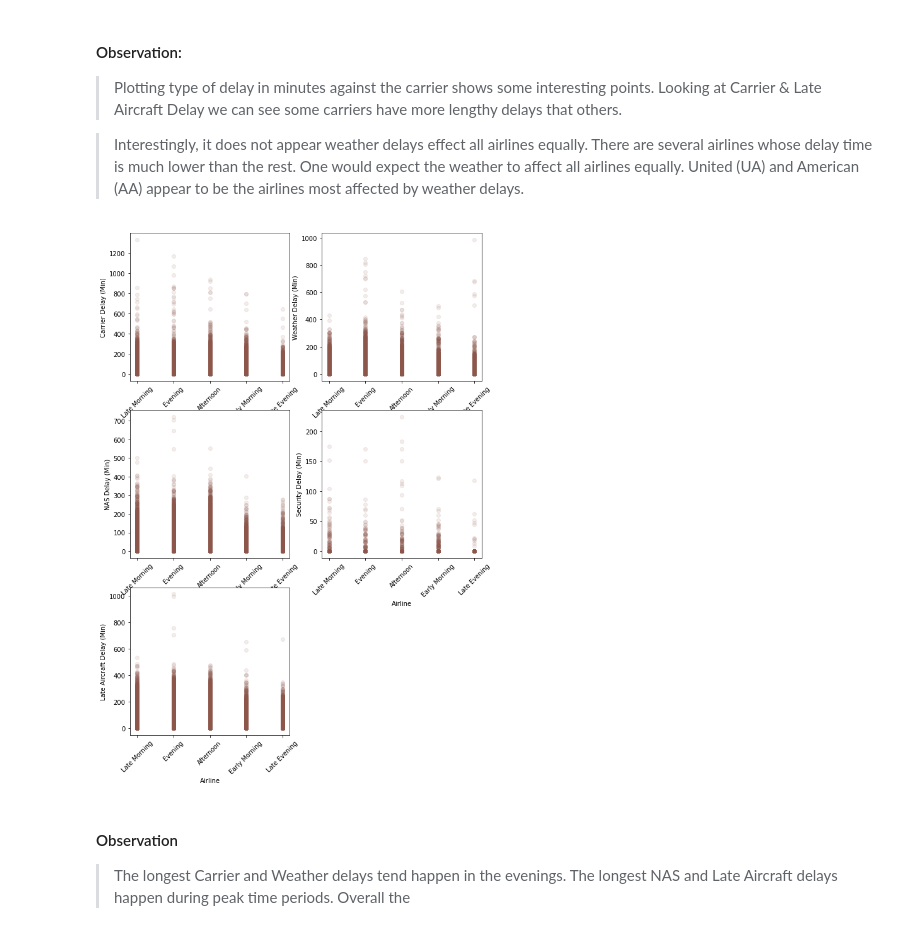
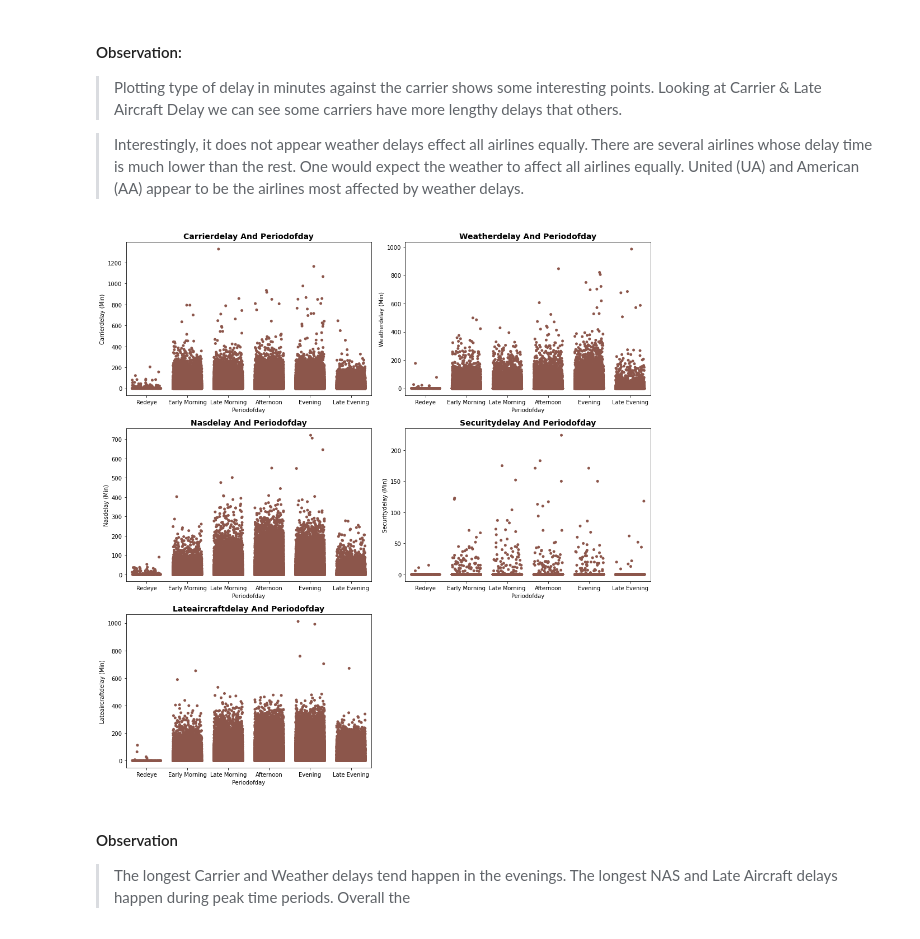
Before and after one commit to frizzleplasty/Communicate_Data_Findings, a Jupyter notebook: flight_data_exploration.ipynb, the cells around one changed output. Cells and saved outputs as stored; diff of their text form; code cells hidden in the pictures.

```diff
--- a/flight_data_exploration.ipynb
+++ b/flight_data_exploration.ipynb
@@ -606,49 +562,22 @@ plt.show();
 > Plotting type of delay in minutes against the carrier shows some interesting points.  Looking at Carrier & Late Aircraft Delay we can see some carriers have more lengthy delays that others.
 
 > Interestingly, it does not appear weather delays effect all airlines equally.  There are several airlines whose delay time is much lower than the rest.  One would expect the weather to affect all airlines equally. United (UA) and American (AA) appear to be the airlines most affected by weather delays.
-# %%
-base_color = sb.color_palette()[5]
-
-# since there's only three subplots to create, using the full data should be fine.
-plt.figure(figsize = [10, 25])
-#, category_orders = ['Early Morning', 'Late Morning', 'Afternoon', 'Evening', 'Late Evening']
-
-# subplot 1: color vs cut
-plt.subplot(5, 2, 1)
-plt.scatter(data = df_flights_delayed, x = 'PeriodOfDay', y = 'CarrierDelay', alpha = 1/10, color=base_color)
-plt.xlabel('Airline')
-plt.ylabel('Carrier Delay (Min)')
-plt.xticks(rotation=45)
-
-# subplot 2: clarity vs. cut
-ax = plt.subplot(5, 2, 2)
-plt.scatter(data = df_flights_delayed, x = 'PeriodOfDay', y = 'WeatherDelay', alpha = 1/10, color=base_color)
-plt.xlabel('Airline')
-plt.ylabel('Weather Delay (Min)')
-plt.xticks(rotation=45)
-
-# subplot 3: clarity vs. color, use different color palette
-ax = plt.subplot(5, 2, 3)
-plt.scatter(data = df_flights_delayed, x = 'PeriodOfDay', y = 'NASDelay', alpha = 1/10, color=base_color)
-plt.xlabel('Airline')
-plt.ylabel('NAS Delay (Min)')
-plt.xticks(rotation=45)
-
-ax = plt.subplot(5, 2, 4)
-plt.scatter(data = df_flights_delayed, x = 'PeriodOfDay', y = 'SecurityDelay', alpha = 1/10, color=base_color)
-plt.xlabel('Airline')
-plt.ylabel('Security Delay (Min)')
-plt.xticks(rotation=45)
-
-ax = plt.subplot(5, 2, 5)
-plt.scatter(data = df_flights_delayed, x = 'PeriodOfDay', y = 'LateAircraftDelay', alpha = 1/10, color=base_color)
-plt.xlabel('Airline')
-plt.ylabel('Late Aircraft Delay (Min)')
-plt.xticks(rotation=45)
-
-plt.show();
-# %% [output]
-[figure, removed]
+# %%
+# Figure size
+plt.figure(figsize = [14, 14])
+
+# Figure color
+base_color = sb.color_palette()[5]
+
+# Create plots
+for ind, yvar in enumerate (['CarrierDelay', 'WeatherDelay', 'NASDelay', 'SecurityDelay', 'LateAircraftDelay']):
+    plt.subplot(3, 2, ind+1)
+    StripPlot(df_flights_delayed, 'PeriodOfDay', yvar, color = base_color)
+
+# optimize distance between plots
+plt.tight_layout()
+# %% [output]
+[figure, added]
 # %% [markdown]
 #### Observation
 > The longest Carrier and Weather delays tend happen in the evenings.  The longest NAS and Late Aircraft delays happen during peak time periods.  Overall the
```
Also changed, not shown: parts of 33 cells of this notebook, 1 other file.
